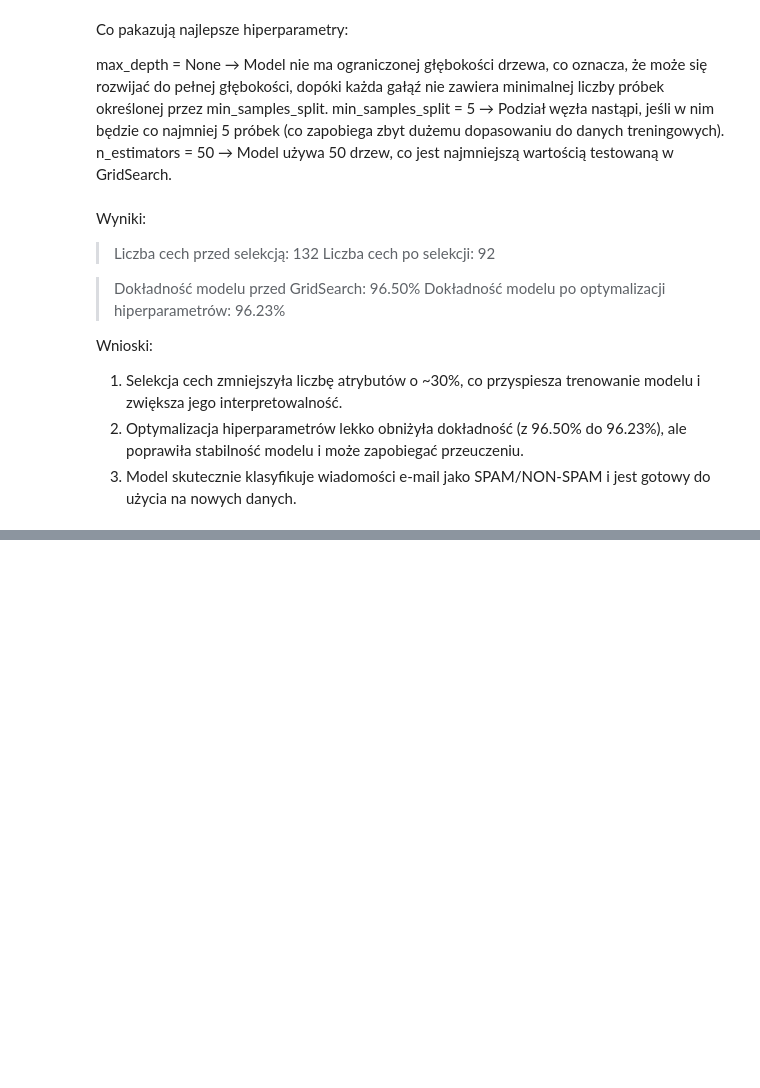
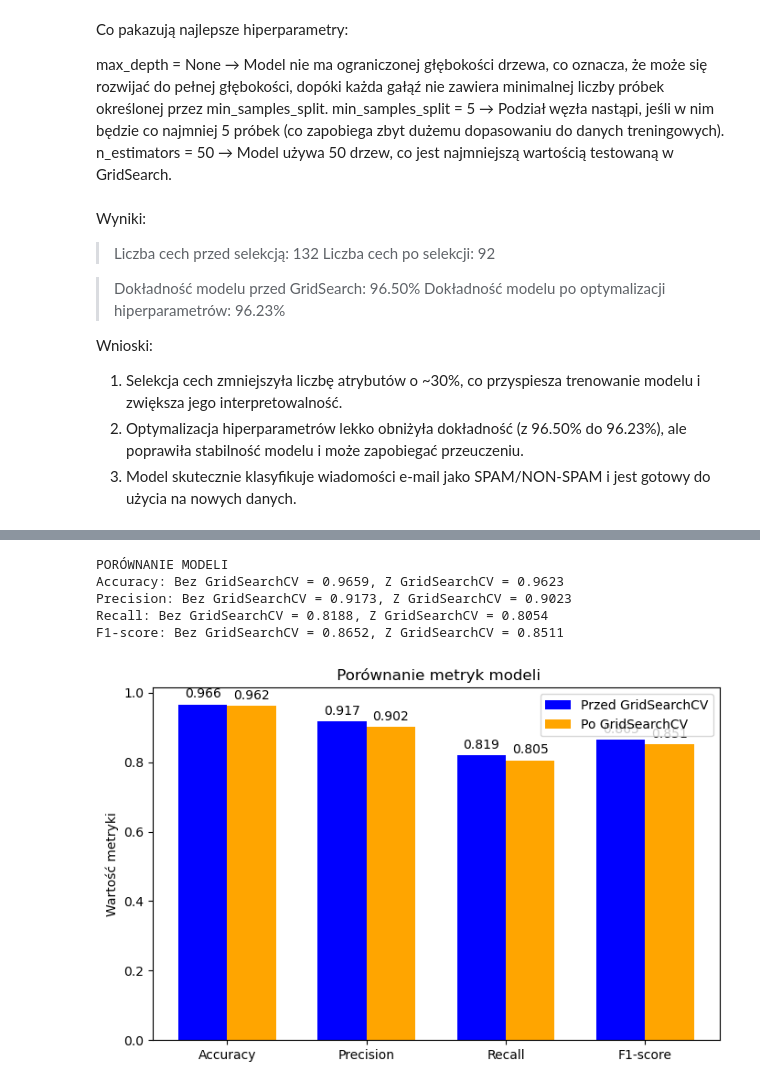
Before and after one commit to Quick-witted-flower/RandomForest-pl, a Jupyter notebook: NLP.ipynb, the cells around one changed output, grey strips where cells are left out. Cells and saved outputs as stored; diff of their text form; code cells hidden in the pictures; blank space fills up the shorter version.

```diff
--- a/NLP.ipynb
+++ b/NLP.ipynb
@@ -81,6 +81,11 @@ precision = precision_score(y_test, y_pred)
 recall = recall_score(y_test, y_pred)
 f1 = f1_score(y_test, y_pred)
 
+accuracy_rf = accuracy  # Zachowanie wyników przed tuningiem
+precision_rf = precision
+recall_rf = recall
+f1_rf = f1
+
 print(f"Dokładność modelu: {accuracy:.4f}")
 print(f"Precyzja (Precision): {precision:.4f}")
 print(f"Czułość (Recall): {recall:.4f}")
@@ -211,0 +281,57 @@ Wnioski:
+# %%
+import numpy as np
+import matplotlib.pyplot as plt
+
+# Metryki dla modelu przed GridSearchCV
+accuracy_rf = accuracy_rf
+precision_rf = precision_rf
+recall_rf = recall_rf
+f1_rf = f1_rf
+
+# Metryki dla modelu po GridSearchCV
+accuracy_best_rf = accuracy_rf_tuned
+precision_best_rf = precision_rf_tuned
+recall_best_rf = recall_rf_tuned
+f1_best_rf = f1_rf_tuned
+
+print("\nPORÓWNANIE MODELI")
+print(f'Accuracy: Bez GridSearchCV = {accuracy_rf:.4f}, Z GridSearchCV = {accuracy_rf_tuned:.4f}')
+print(f'Precision: Bez GridSearchCV = {precision_rf:.4f}, Z GridSearchCV = {precision_rf_tuned:.4f}')
+print(f'Recall: Bez GridSearchCV = {recall_rf:.4f}, Z GridSearchCV = {recall_rf_tuned:.4f}')
+print(f'F1-score: Bez GridSearchCV = {f1_rf:.4f}, Z GridSearchCV = {f1_rf_tuned:.4f}')
+
+# Wizualizacja porównania metryk
+labels = ['Accuracy', 'Precision', 'Recall', 'F1-score']
+values_before = [accuracy_rf, precision_rf, recall_rf, f1_rf]
+values_after = [accuracy_best_rf, precision_best_rf, recall_best_rf, f1_best_rf]
+
+x = np.arange(len(labels))
+width = 0.35
+
+fig, ax = plt.subplots(figsize=(8, 5))
+bars1 = ax.bar(x - width/2, values_before, width, label='Przed GridSearchCV', color='blue')
+bars2 = ax.bar(x + width/2, values_after, width, label='Po GridSearchCV', color='orange')
+
+ax.set_ylabel('Wartość metryki')
+ax.set_title(' Porównanie metryk modeli')
+ax.set_xticks(x)
+ax.set_xticklabels(labels)
+ax.legend()
+
+for bars in [bars1, bars2]:
+    for bar in bars:
+        height = bar.get_height()
+        ax.annotate(f'{height:.3f}',
+                    xy=(bar.get_x() + bar.get_width() / 2, height),
+                    xytext=(0, 3),
+                    textcoords="offset points",
+                    ha='center', va='bottom')
+
+plt.show()
+# %% [output]
+PORÓWNANIE MODELI
+Accuracy: Bez GridSearchCV = 0.9659, Z GridSearchCV = 0.9623
+Precision: Bez GridSearchCV = 0.9173, Z GridSearchCV = 0.9023
+Recall: Bez GridSearchCV = 0.8188, Z GridSearchCV = 0.8054
+F1-score: Bez GridSearchCV = 0.8652, Z GridSearchCV = 0.8511
+[figure, added]
```
Also changed, not shown: parts of 2 cells of this notebook.
